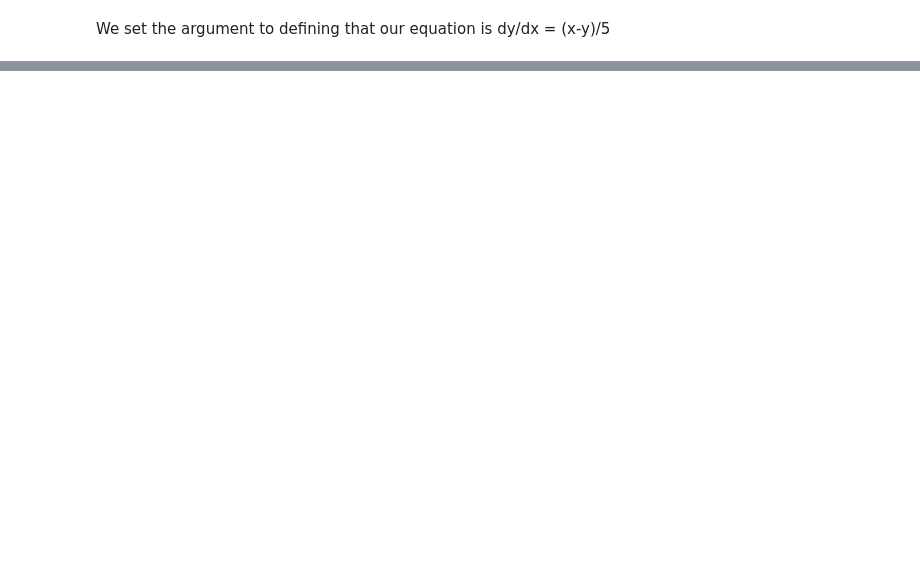
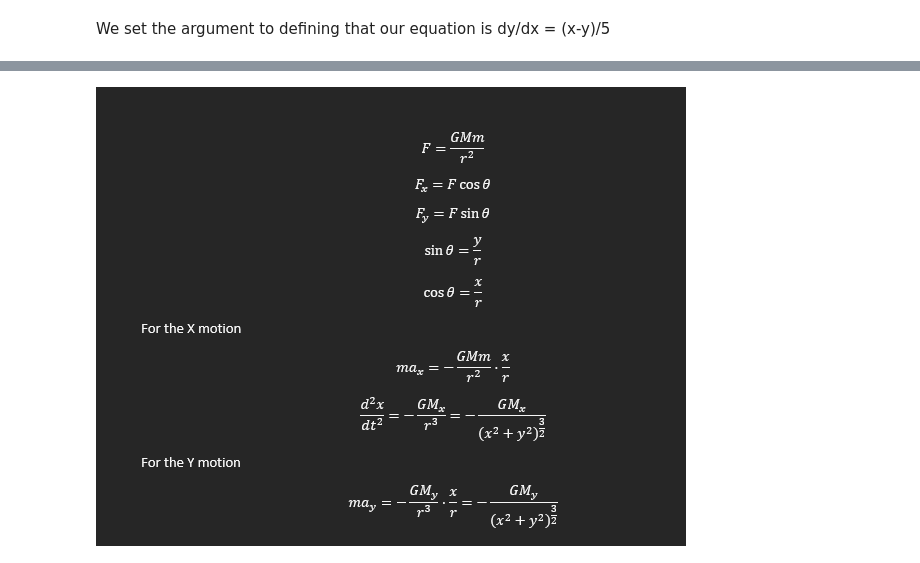
Before and after one commit to ArmielynObinguar/Computational-Physics, a Jupyter notebook: Computational_Physics.ipynb, the cells around one changed output, grey strips where cells are left out. Saved outputs shown, nothing was run; the diff lists cells and outputs as text; code cells hidden in the pictures; blank space fills up the shorter version.

```diff
--- a/Computational_Physics.ipynb
+++ b/Computational_Physics.ipynb
@@ -42,0 +45,10 @@ Other Implementation Ruge Kutta to Differential Equation
+# %%
+from IPython.display import display
+from PIL import Image
+
+path="/content/Screenshot_86.png"
+display(Image.open(path))
+
+#Deriving the formula of the gravitational force
+# %% [output]
+[figure, added]
```
Also changed, not shown: parts of 15 cells of this notebook.
